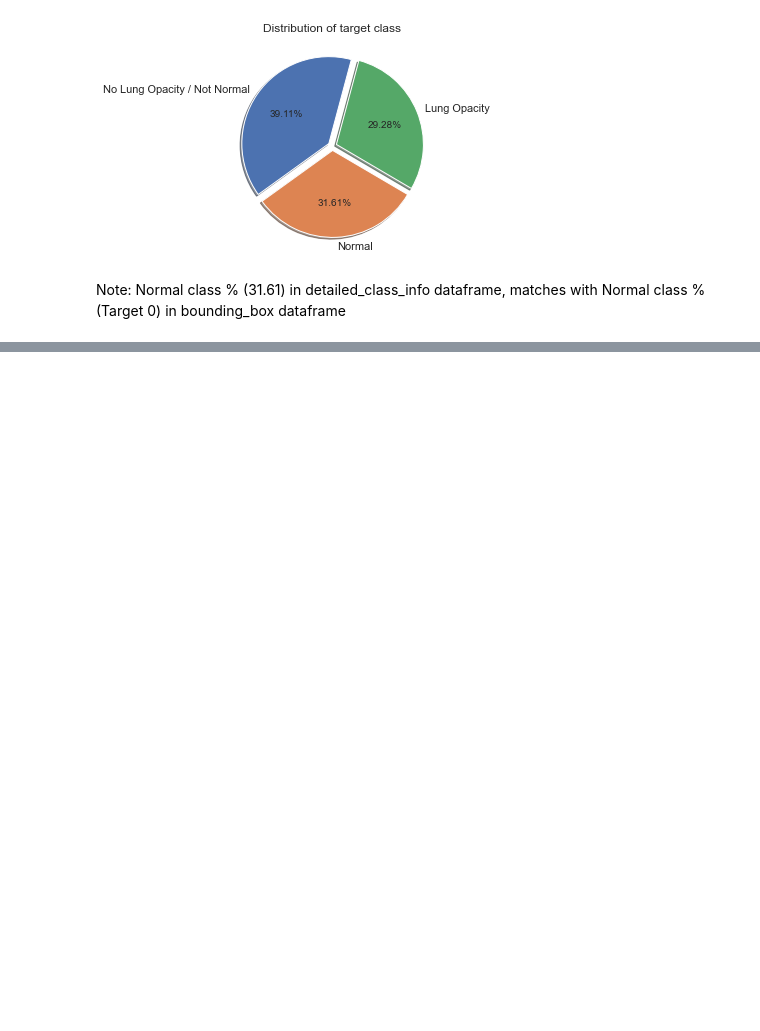
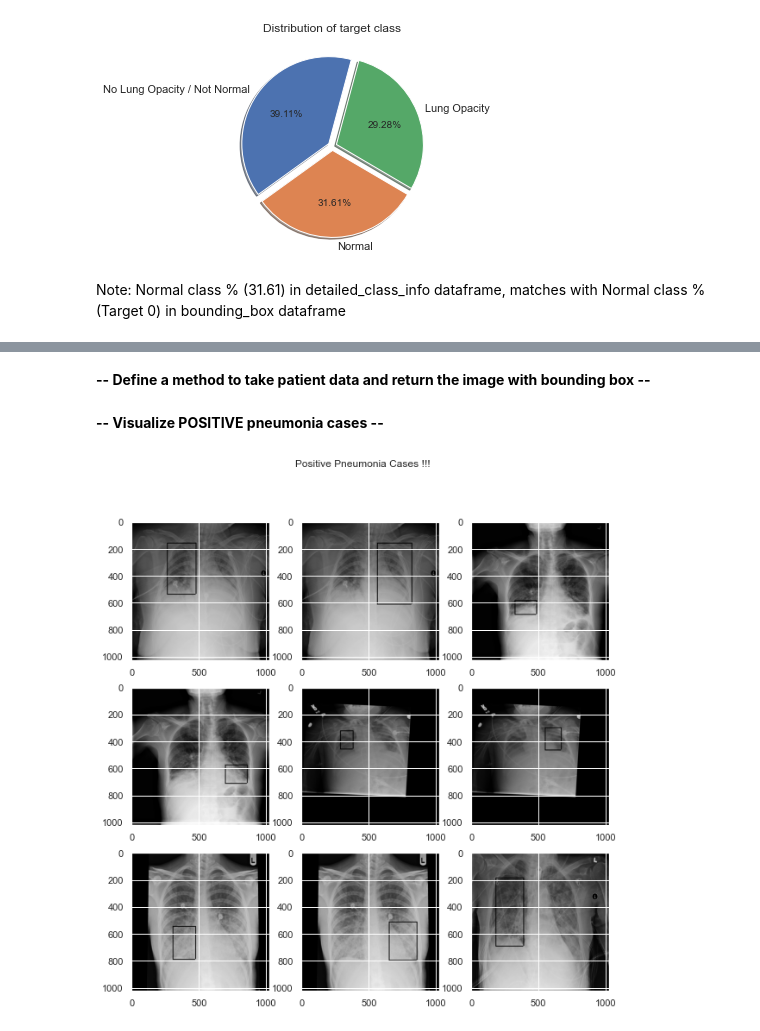
Before and after one commit to singhalgagan1/GreatLearningCapstoneProject, a Jupyter notebook: Practice/Karthik/Capstone_PneumoniaDetection_KarthikSanthanam.ipynb, the cells around one changed output, grey strips where cells are left out. Saved outputs shown, nothing was run; the diff lists cells and outputs as text; code cells hidden in the pictures; blank space fills up the shorter version.

Commit message:
Finally managed to display dcm images !

```diff
--- a/Practice/Karthik/Capstone_PneumoniaDetection_KarthikSanthanam.ipynb
+++ b/Practice/Karthik/Capstone_PneumoniaDetection_KarthikSanthanam.ipynb
@@ -88,7 +88,7 @@ sample_submission = input_path + 'stage_2_sample_submission.csv'
 # %% [markdown]
 Read the label info data
 # %%
-bounding_box_df = pd.read_csv(train_labels)
+bounding_box_df = pd.read_csv(bounding_box)
 detailed_class_info_df = pd.read_csv(detailed_class_info)
 sample_submission_df = pd.read_csv(sample_submission)
 # %% [markdown]
@@ -373,0 +376,4 @@ Note: Normal class % (31.61) in detailed_class_info dataframe, matches with Norm
+# %%
+# Get the dataframe having only POSITIVE cases
+pos_df = train_data_df[(train_data_df['Target'] == 1)][['patientId', 'x', 'y', 'width', 'height', 'class']]
+pos_df.head()
@@ -373,0 +398,43 @@ Note: Normal class % (31.61) in detailed_class_info dataframe, matches with Norm
+# %% [markdown]
+**-- Define a method to take patient data and return the image with bounding box --**
+# %%
+# Method to read dcm image and then apply bounding box over it
+def processImage(row, isPos):
+
+    #Extract patientId
+    pId = row['patientId']
+
+    #Make the dcm image page for patientId
+    dicomFile = train_img_path + pId + '.dcm'
+
+    #Get pixel_array of dcm image for display
+    img = pydicom.read_file(dicomFile).pixel_array
+
+    if (isPos):
+
+        #Extract x1, y1 co-ordinates and width, height of bounding box
+        x1, y1, width, height = int(row['x']), int(row['y']), int(row['width']), int(row['height'])
+
+        #Apply bounding box co-ordinates and draw lines for the bounding box
+        y2 = y1 + height
+        x2 = x1 + width
+        img[y1:y1 + 6, x1:x2] = 1
+        img[y2:y2 + 6, x1:x2] = 1
+        img[y1:y2, x1:x1 + 6] = 1
+        img[y1:y2, x2:x2 + 6] = 1
+
+    return img
+# %% [markdown]
+**-- Visualize POSITIVE pneumonia cases --**
+# %%
+# Draw sample images in 3x3 matrix
+plotIndex = 330
+plt.figure(figsize=(10,10))
+plt.suptitle('Positive Pneumonia Cases !!!')
+
+for index, row in pos_df[0:9].iterrows():
+    plotIndex = plotIndex + 1
+    plt.subplot(plotIndex)
+    plt.imshow(processImage(row, 1), cmap=plt.cm.gist_gray)
+# %% [output]
+[figure, added]
```
Also changed, not shown: parts of 10 cells of this notebook.
